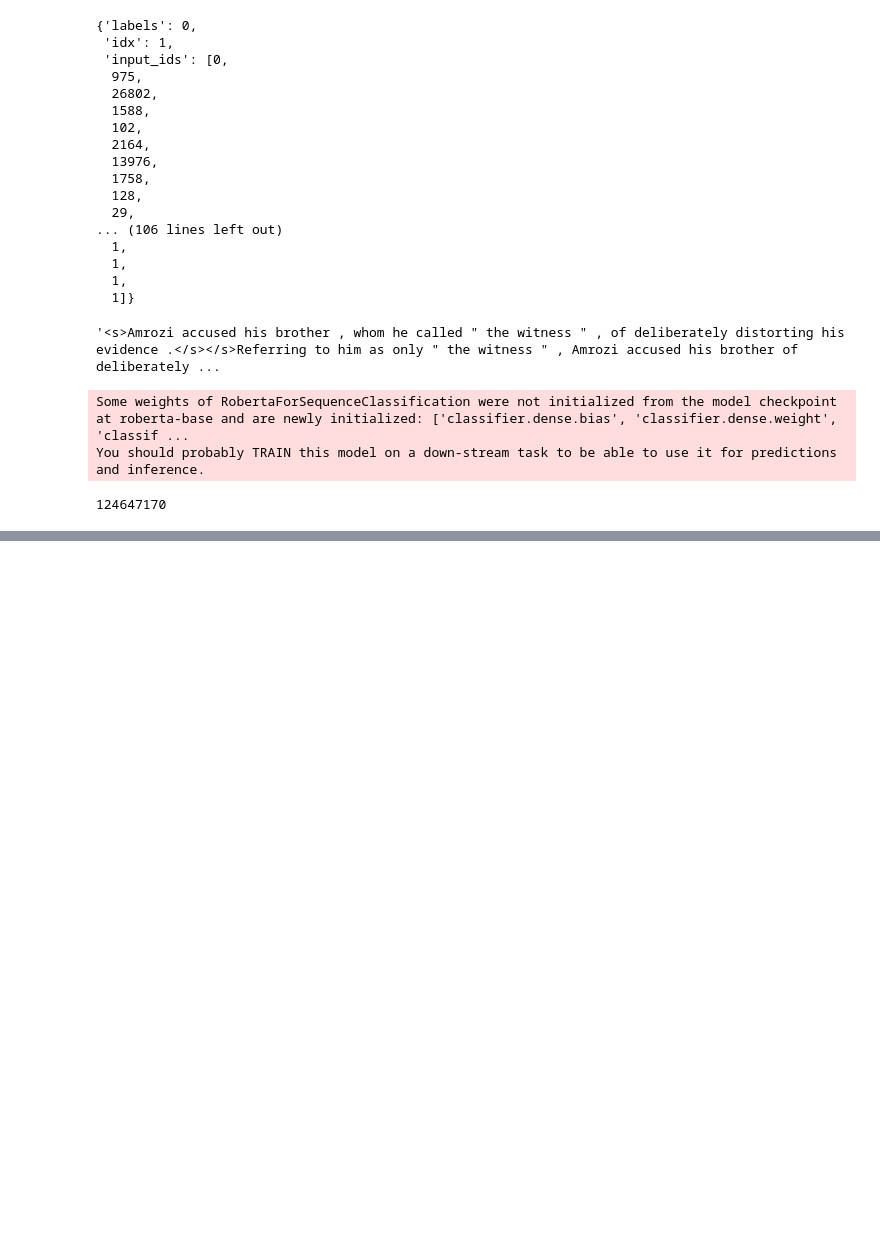
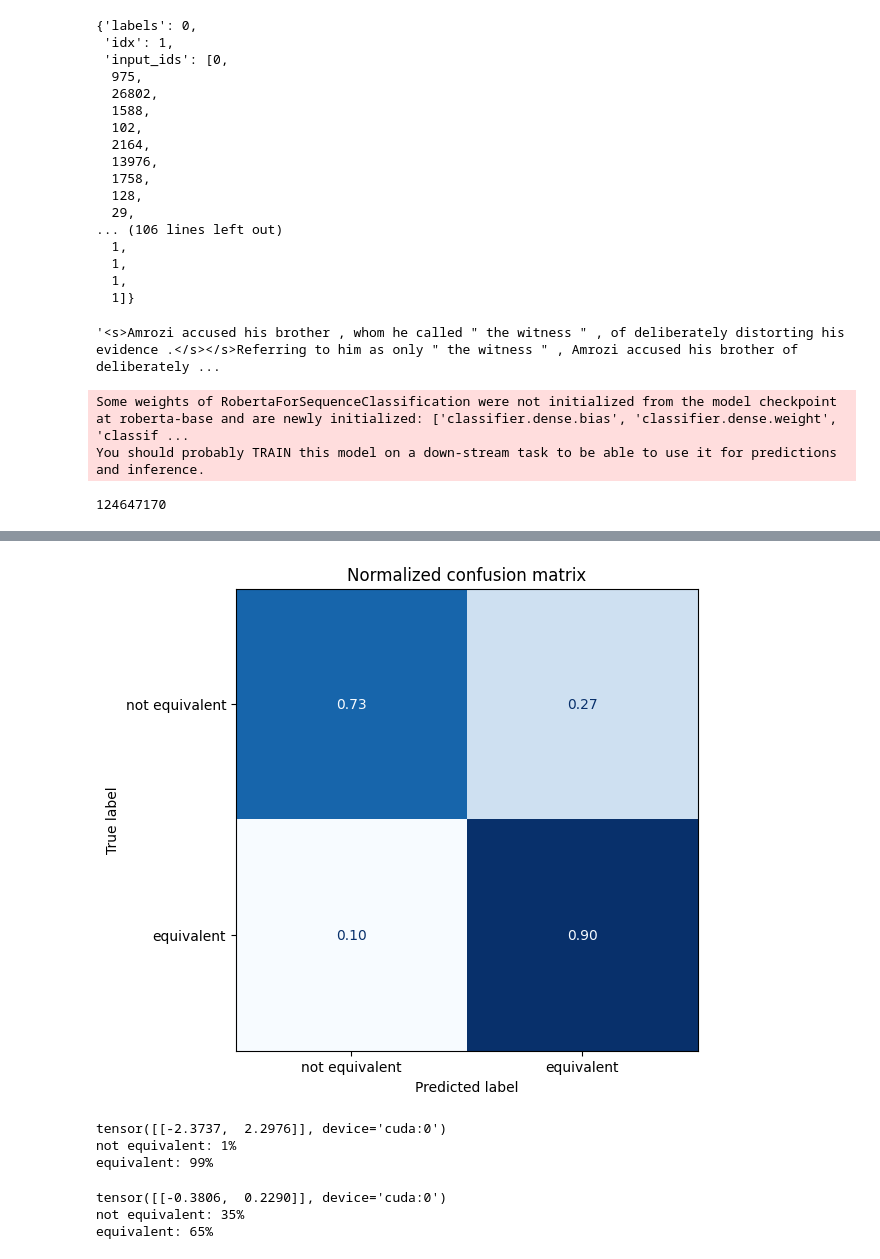
Before and after one commit to LBallen/Applied-GenerativeAI, a Jupyter notebook: Training LLMs/Fine-Tuning RoBERTa on Semantic Similarity.ipynb, the cells around one changed output, grey strips where cells are left out. Saved outputs shown, nothing was run; the diff lists cells and outputs as text; code cells hidden in the pictures; blank space fills up the shorter version.

```diff
--- a/Training LLMs/Fine-Tuning RoBERTa on Semantic Similarity.ipynb
+++ b/Training LLMs/Fine-Tuning RoBERTa on Semantic Similarity.ipynb
@@ -199,0 +242,4 @@ print(results)
+# %%
+model = AutoModelForSequenceClassification.from_pretrained(model_name_or_path, return_dict=True)
+model = get_peft_model(model, peft_config)
+model.print_trainable_parameters()
@@ -199,0 +250,25 @@ print(results)
+# %%
+training_args = TrainingArguments(
+    output_dir="./output/roberta-base-peft-p-tuning",
+    learning_rate=3e-5,
+    per_device_train_batch_size=32,
+    per_device_eval_batch_size=32,
+    num_train_epochs=4,
+    weight_decay=0.01,
+    eval_strategy="epoch",
+    save_strategy="epoch",
+    logging_steps=100,
+    load_best_model_at_end=True,
+)
+# %%
+trainer = Trainer(
+    model=model,
+    args=training_args,
+    train_dataset=tokenized_datasets["train"],
+    eval_dataset=tokenized_datasets["test"],
+    tokenizer=tokenizer,
+    data_collator=data_collator,
+    compute_metrics=compute_metrics,
+)
+# %%
+trainer.train()
@@ -199,0 +283,6 @@ print(results)
+# %%
+y_preds = np.argmax(trainer.predict(tokenized_datasets["test"]).predictions, axis=1)
+y_test = tokenized_datasets["test"]['labels']
+labels = ["not equivalent", "equivalent"]
+plot_confusion_matrix(y_preds, y_test, labels)
+# %% [output]
@@ -199,0 +290,30 @@ print(results)
+[figure, added]
+# %%
+def get_preds(sentence1, sentence2, classes=["not equivalent", "equivalent"]):
+  inputs = tokenizer(sentence1,
+                     sentence2,
+                     truncation=True,
+                     padding="longest",
+                     return_tensors="pt").to("cuda")
+  with torch.no_grad():
+    outputs = trainer.model(**inputs).logits
+    print(outputs)
+
+  paraphrased_text = torch.softmax(outputs, dim=1).tolist()[0]
+  for i in range(len(classes)):
+      print(f"{classes[i]}: {int(round(paraphrased_text[i] * 100))}%")
+sentence1 = "Coast redwood trees are the tallest trees on the planet and can grow over 300 feet tall."
+sentence2 = "The coast redwood trees, which can attain a height of over 300 feet, are the tallest trees on earth."
+get_preds(sentence1, sentence2)
+# %% [output]
+tensor([[-2.3737,  2.2976]], device='cuda:0')
+not equivalent: 1%
+equivalent: 99%
+# %%
+sentence1 = 'Howdy, my name is Harry and I like data science'
+sentence2 = 'Howdy, my name is Albert and I like mathematics'
+get_preds(sentence1, sentence2)
+# %% [output]
+tensor([[-0.3806,  0.2290]], device='cuda:0')
+not equivalent: 35%
+equivalent: 65%
```
Also changed, not shown: parts of 12 cells of this notebook, 1 other file.
